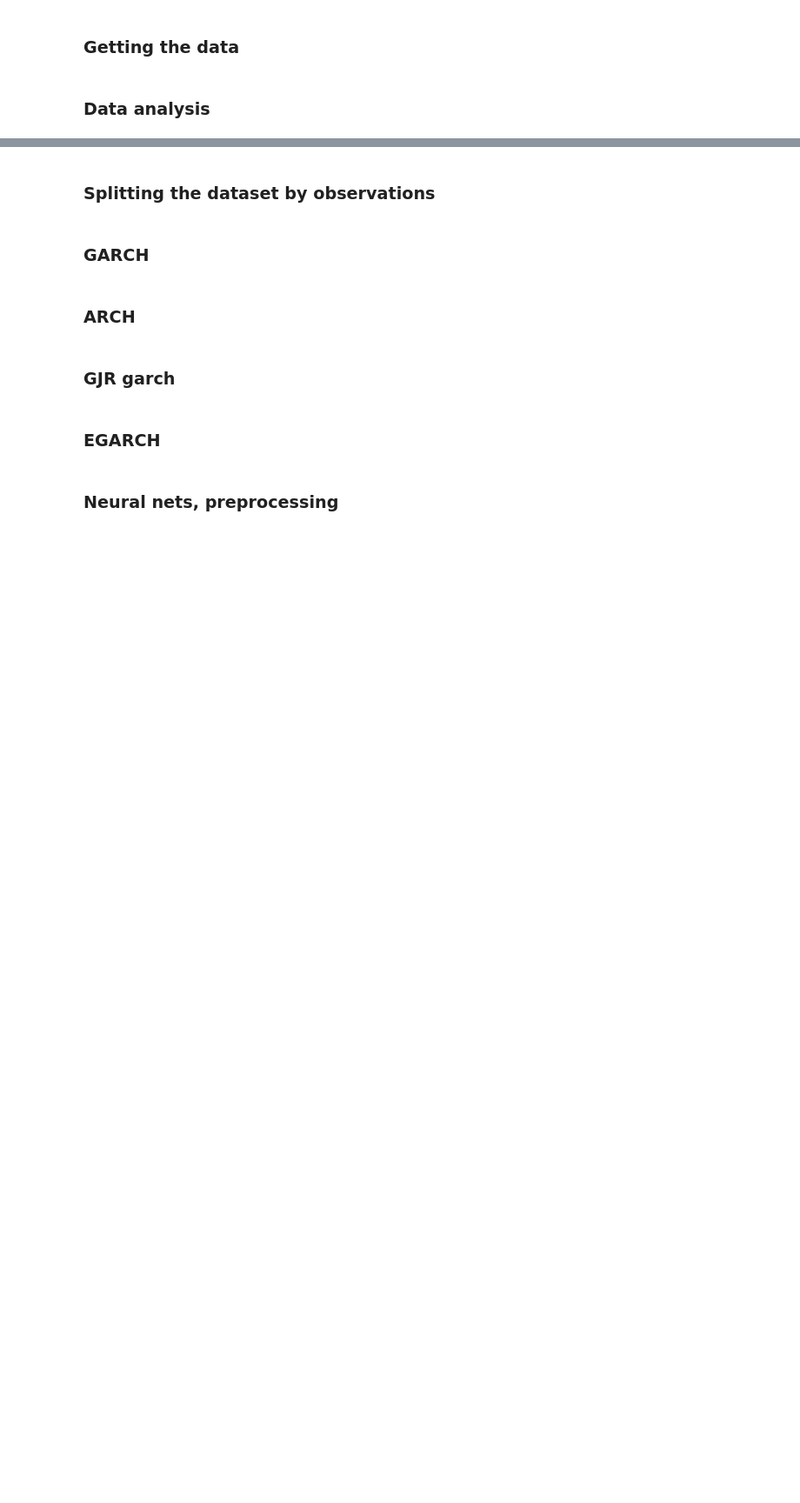
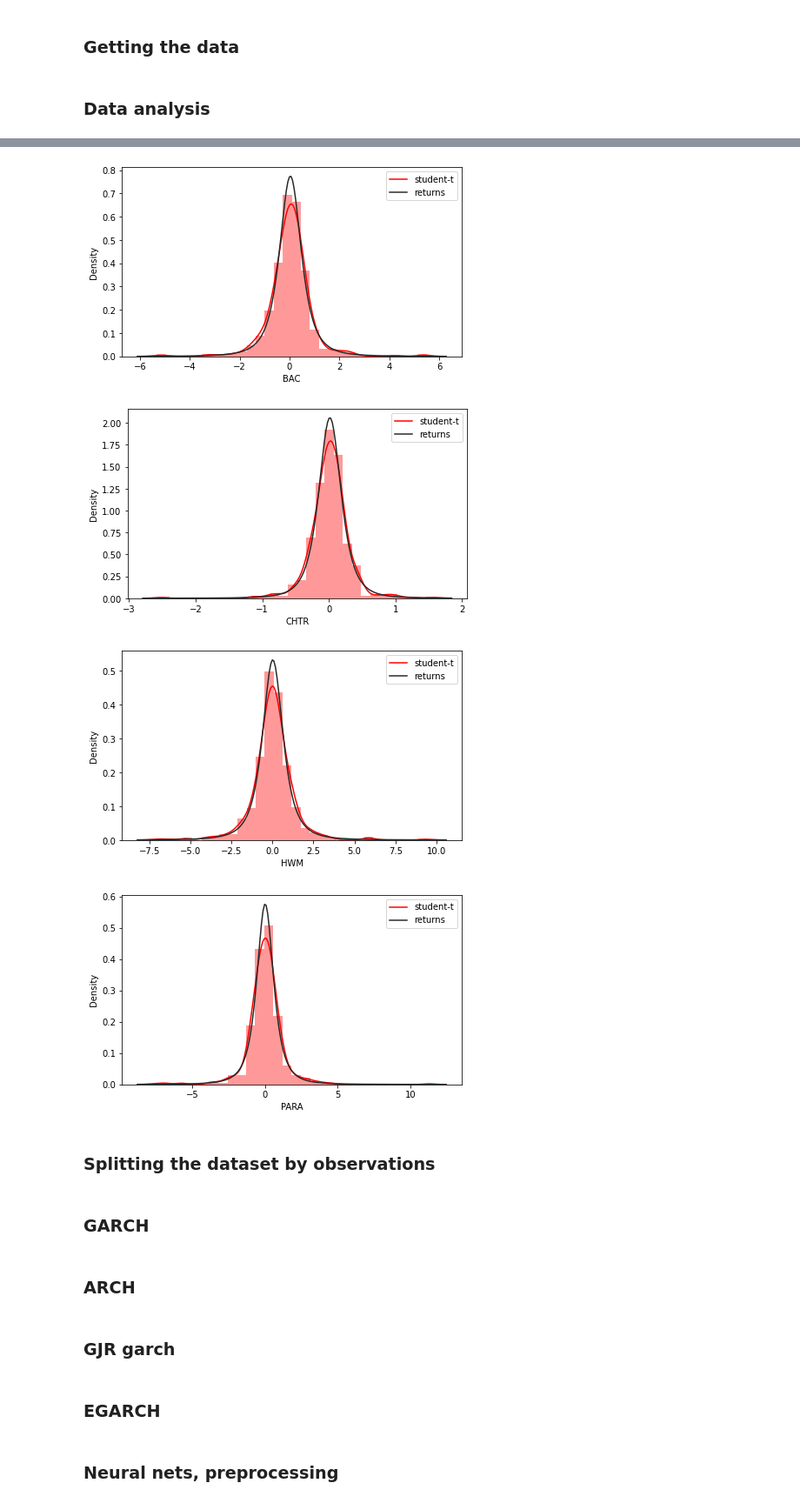
Before and after one commit to corentinwerenne/volatility_prediction, a Jupyter notebook: wip.ipynb, the cells around one changed output, grey strips where cells are left out. Shown at 87% size. Cells and saved outputs as stored; diff of their text form; code cells hidden in the pictures; blank space fills up the shorter version.

```diff
--- a/wip.ipynb
+++ b/wip.ipynb
@@ -238,0 +228,9 @@ vol = get_volatility(returns)
+# %%
+#evaluate return distribution with respect to a student distribution
+for i in range(0,s-1):
+    plot_ret_dist(returns.iloc[:,i], dist="student")
+# %% [output]
+[figure, added]
+[figure, added]
+[figure, added]
+[figure, added]
```
Also changed, not shown: parts of 28 cells of this notebook.
